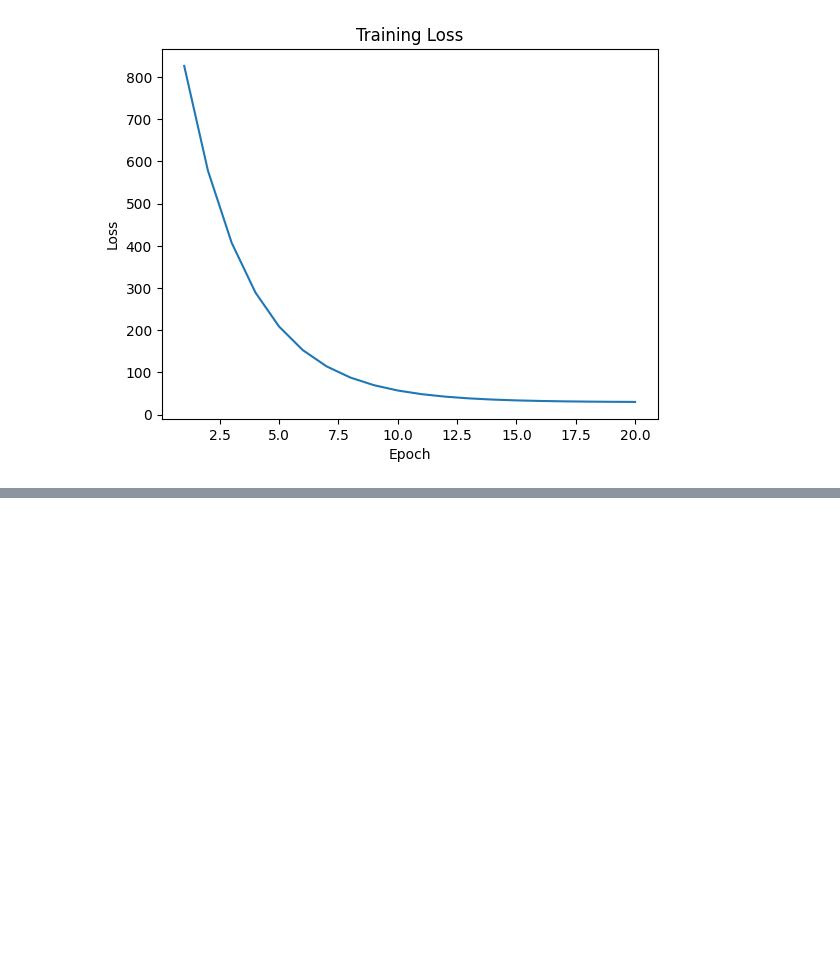
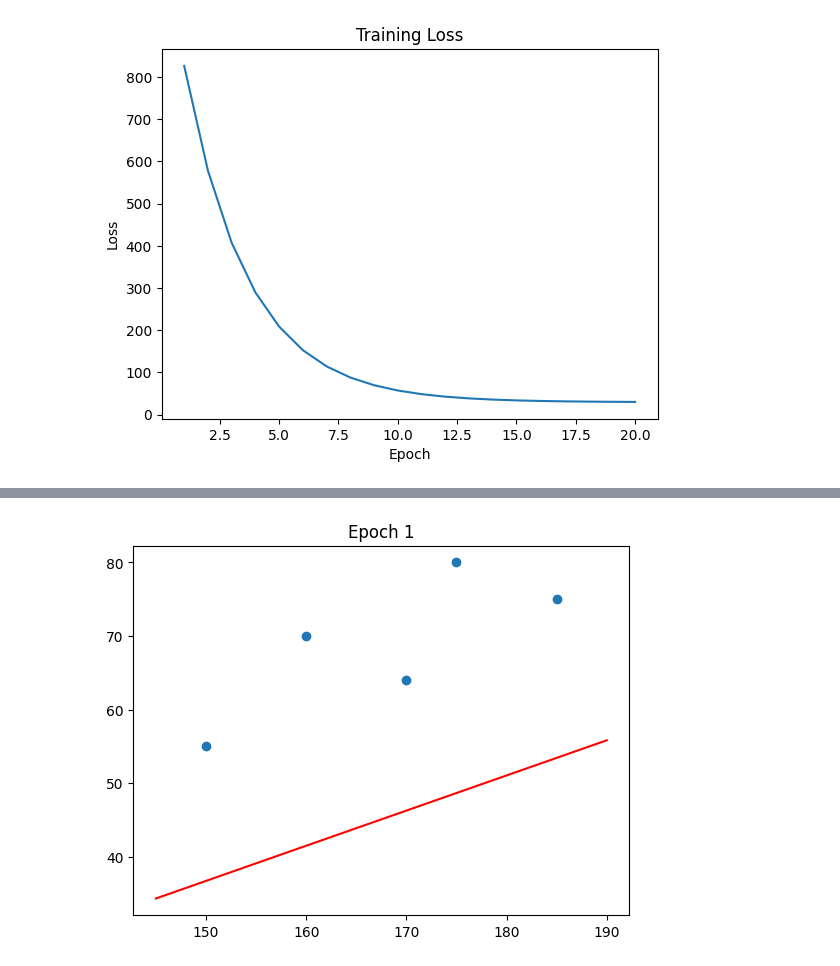
Before and after one commit to KKugi/Deep_learning_textbooks, a Jupyter notebook: Linear_regression.ipynb, the cells around one changed output, grey strips where cells are left out. Saved outputs shown, nothing was run; the diff lists cells and outputs as text; code cells hidden in the pictures; blank space fills up the shorter version.

```diff
--- a/Linear_regression.ipynb
+++ b/Linear_regression.ipynb
@@ -268,0 +372,91 @@ Text(0.5, 1.0, 'Training Loss')
+# %%
+from torch import nn, optim
+
+# print(x.shape)
+
+x=x.reshape(-1,1) # 개채 형태로 바꿔줌
+# print(x.shape)
+
+model = nn.Linear(1,1)
+# print(model)
+model.weight.data = torch.tensor([[0.45]])
+# model.weight.data = model.weight.data.unsqueeze(dim=0)
+# print(model.weight.data) # (out_features, in_features)
+model.bias.data = torch.tensor([-35.])
+# print(model.bias.data)
+
+LR = 3e-6
+EPOCH = 20
+
+# for i in model.parameters():
+#     print(i)
+optimizer = optim.SGD(model.parameters(), lr=LR)
+criterion = nn.MSELoss()
+
+loss_history = []
+
+
+# print(x)
+# print(x * model.weight.data + model.bias.data)
+
+best_loss = float('inf')
+best_weight = None
+best_bias = None
+
+for ep in range(EPOCH):
+    # inference
+    y_hat = model(x)
+
+    # loss
+    """
+    보통 다른 손실 함수(예: nn.CrossEntropyLoss)는 input과 target 순서가 엄격해서,
+    실제 훈련 시에는 항상 (모델 출력, 실제 정답) 순서로 쓰는 게 원칙
+
+    criterion(input, target)
+    여기서 input은 모델 출력 (예측값, y_hat)
+    target은 실제 정답값 (y)
+    """
+    loss = criterion(y_hat, y)
+
+    # update (순서 중요!)
+    optimizer.zero_grad() # gradient 누적을 막기 위한 초기화: 이전 배치에서 계산된 gradient 초기화
+    loss.backward() # backpropagation: 현재 배치에 대해 gradient 계산
+    optimizer.step() # weight update: 모델 파라미터를 손실 감소 방향으로, 설정한 크기만큼 한 스텝 이동
+
+    # 최적 weight, bias 기록
+    if loss.item() < best_loss:
+        """
+        현재 epoch에서 loss 값이 이전까지의 최소값보다 작으면,
+        이 시점의 loss, weight, bias를 "최적(best)" 값으로 저장
+
+        - best_loss: 가장 낮은 손실(loss) 값
+        - best_weight: 그때의 모델 가중치(weight), .clone()으로 메모리 복사 (값 고정)
+        - best_bias: 그때의 모델 편향(bias), .clone()으로 메모리 복사 (값 고정)
+
+        clone()을 사용하는 이유는, 모델이 학습을 계속하면서 weight와 bias가 바뀌기 때문에
+        해당 시점의 값을 복사하여 따로 보관하려는 목적
+        """
+        best_loss = loss.item()
+        best_weight = model.weight.data.clone()
+        best_bias = model.bias.data.clone()
+
+    # 로그 출력
+    print(f"Epoch: {ep+1}, train loss: {loss.item():.4f}")
+    print(f"Weight: {model.weight.data.item():.4f}, Bias: {model.bias.data.item():.4f}")
+    print()
+
+    # 그래프
+    x_plot = torch.linspace(145, 190, 100)
+    y_plot = model.weight.squeeze().detach() * x_plot + model.bias.detach()
+    plt.figure()
+    plt.plot(x, y, 'o')
+    plt.plot(x_plot, y_plot, 'r')
+    plt.title(f"Epoch {ep+1}")
+    plt.show()
+
+    print("-"*78)
+
+print("✅ 최적 파라미터 (loss 가장 작을 때):")
+print(f"Best Loss: {best_loss:.4f}")
+print(f"Best Weight: {best_weight.item():.4f}, Best Bias: {best_bias.item():.4f}")
+# %% [output]
@@ -268,0 +465 @@ Text(0.5, 1.0, 'Training Loss')
+[figure, added]
```
Also changed, not shown: parts of 6 cells of this notebook.
